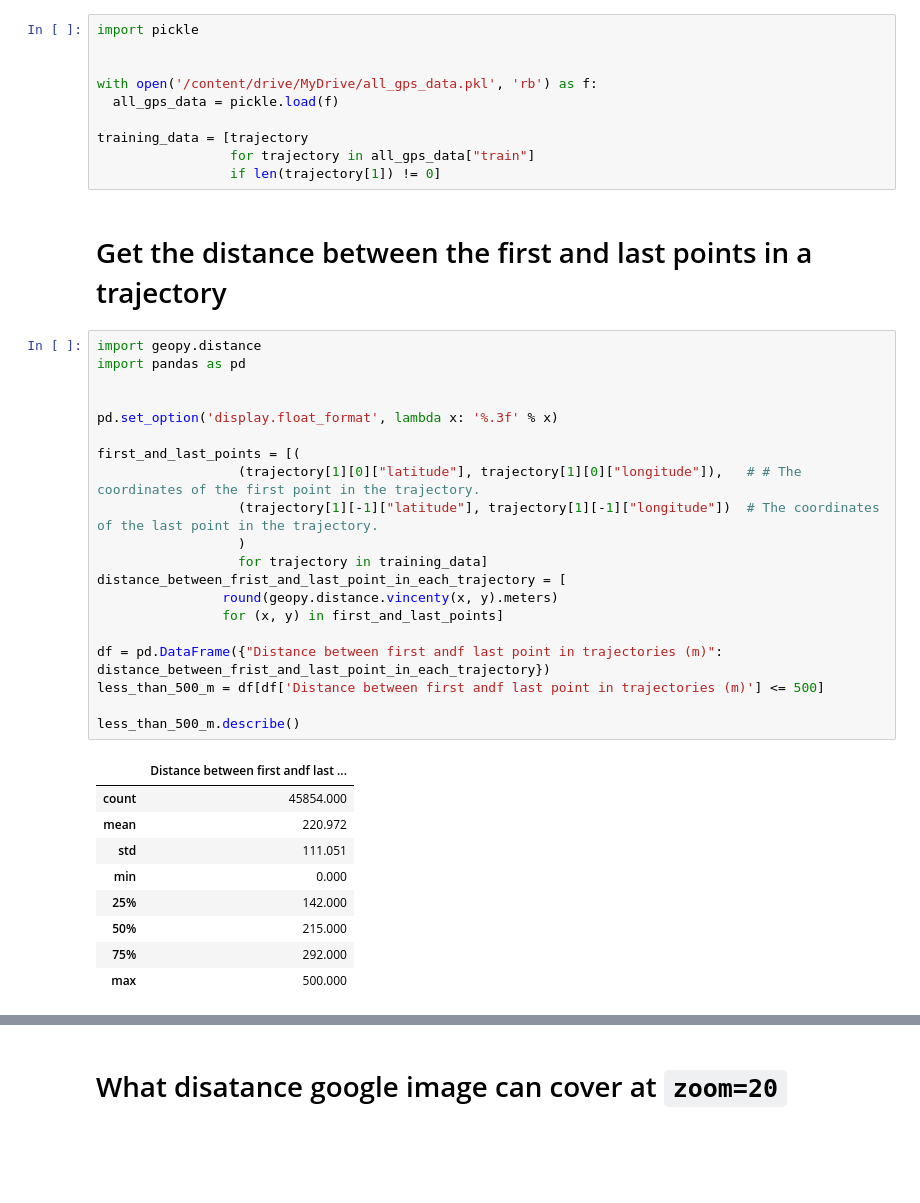
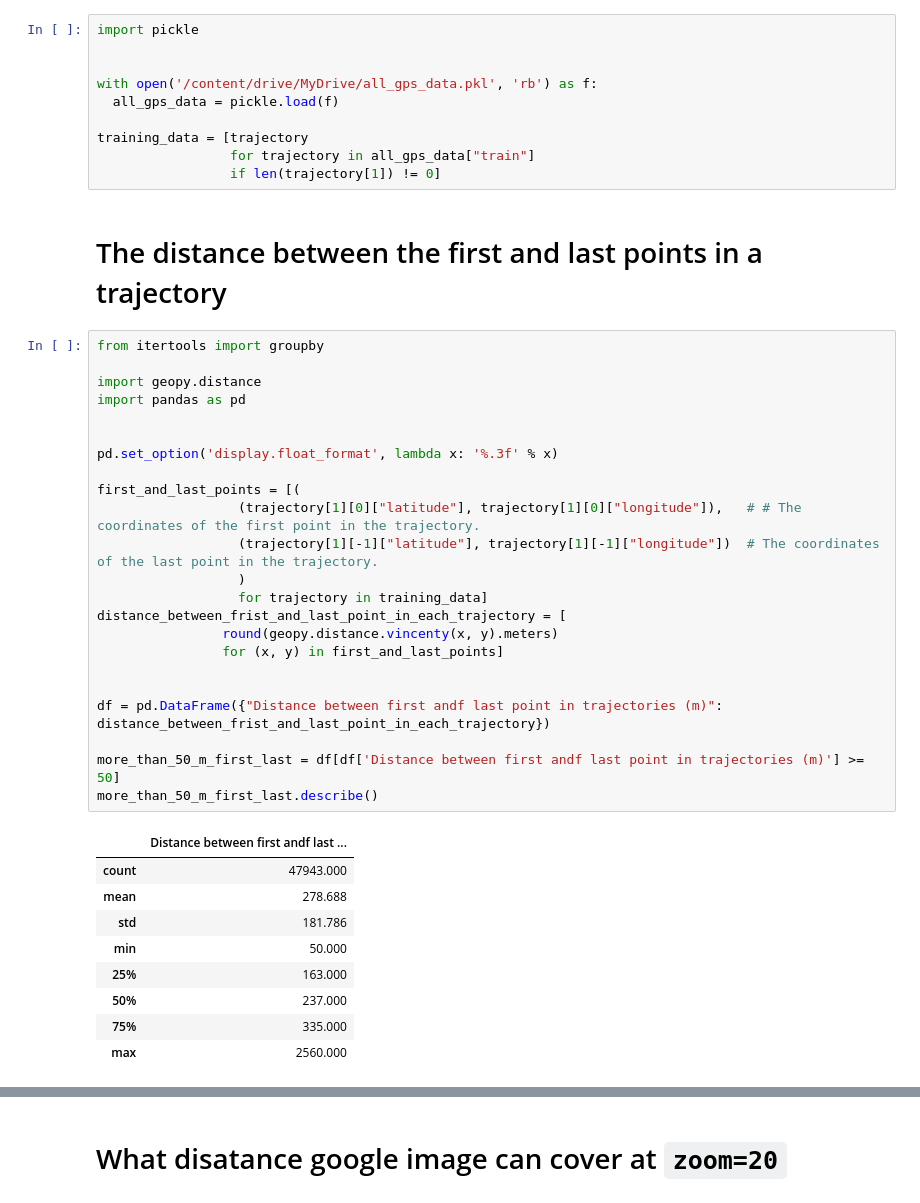
Before and after one commit to AbdulrhmnGhanem/bdd100k-trajectories, a Jupyter notebook: sub_trajectories.ipynb, the cells around one changed output, grey strips where cells are left out. Drawn from its saved outputs; the diff is of its cells as text; blank space fills up the shorter version.

Commit message:
Select the trajectories which will be divided

```diff
--- a/sub_trajectories.ipynb
+++ b/sub_trajectories.ipynb
@@ -45,34 +29,37 @@ training_data = [trajectory
                  for trajectory in all_gps_data["train"]
                  if len(trajectory[1]) != 0]
 # %% [markdown]
-# Get the distance between the first and last points in a trajectory
+# The distance between the first and last points in a trajectory
 # %%
+from itertools import groupby
+
 import geopy.distance
 import pandas as pd
 
 
 pd.set_option('display.float_format', lambda x: '%.3f' % x)
 
 first_and_last_points = [(
                   (trajectory[1][0]["latitude"], trajectory[1][0]["longitude"]),   # # The coordinates of the first point in the trajectory.
                   (trajectory[1][-1]["latitude"], trajectory[1][-1]["longitude"])  # The coordinates of the last point in the trajectory.
                   )
                   for trajectory in training_data]
 distance_between_frist_and_last_point_in_each_trajectory = [
                 round(geopy.distance.vincenty(x, y).meters)
                 for (x, y) in first_and_last_points]
 
+
 df = pd.DataFrame({"Distance between first andf last point in trajectories (m)": distance_between_frist_and_last_point_in_each_trajectory})
-less_than_500_m = df[df['Distance between first andf last point in trajectories (m)'] <= 500]
 
-less_than_500_m.describe()
+more_than_50_m_first_last = df[df['Distance between first andf last point in trajectories (m)'] >= 50]
+more_than_50_m_first_last.describe()
 # %% [output]
 |  | Distance between first andf last ... |
-| count | 45854.000 |
-| mean | 220.972 |
-| std | 111.051 |
-| min | 0.000 |
-| 25% | 142.000 |
-| 50% | 215.000 |
-| 75% | 292.000 |
-| max | 500.000 |
+| count | 47943.000 |
+| mean | 278.688 |
+| std | 181.786 |
+| min | 50.000 |
+| 25% | 163.000 |
+| 50% | 237.000 |
+| 75% | 335.000 |
+| max | 2560.000 |
```
Also changed, not shown: parts of 11 cells of this notebook.
